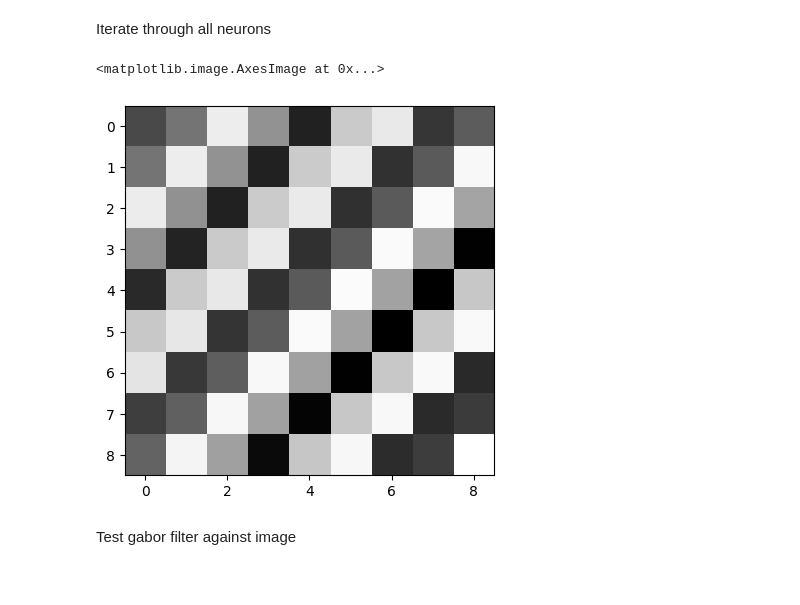
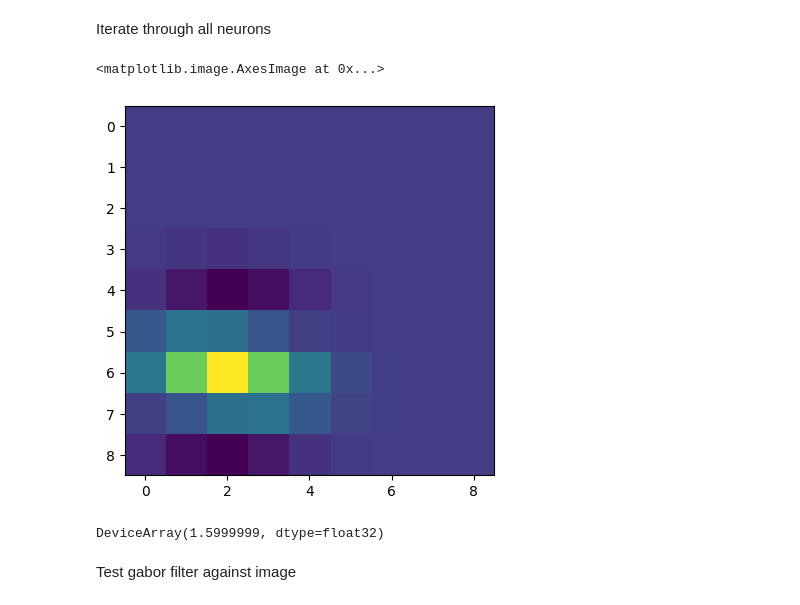
Before and after one commit to clarapecci/SSN_VPL, a Jupyter notebook: 2D SSN simulation.ipynb, the cells around one changed output. Drawn from its saved outputs; the diff is of its cells as text; code cells hidden in the pictures.

Commit message:
testing gabor implementation

```diff
--- a/2D SSN simulation.ipynb
+++ b/2D SSN simulation.ipynb
@@ -829,6 +836,9 @@ to consider:
 - what quantities are in mm or degrees
 - size (and units) of image - mapping/rescaling to image?
 - other parameter fitting
+# %%
+sigma_g= 1#degree
+k= 2*np.pi/ sigma_g #cycles per degree
 # %%
 class gabor_filter:
 
@@ -911,20 +921,26 @@ Iterate through all neurons
 # %%
 #produce gabor filters for all neurons -NEED TO IMPLEMENT SPATIAL FREQUENCY PREFERENCE + other params
 all_filters=[]
-x_axis=np.linspace(-3.2, 3.2, 9)
+x_axis=np.linspace(-3.2, 3.2, 9) ## in mm
 y_axis=np.linspace(-3.2, 3.2, 9)
+all_gabors=[]
 
 for i in range(ssn.ori_map.shape[0]):
     for j in range(ssn.ori_map.shape[0]):
-        gabor=gabor_filter(x_i=ssn.x_map[i,j], y_i=ssn.y_map[i,j], k=0.5, sigma_g=10, theta=ssn.ori_map[i,j], conv_factor=grid_pars.magnif_factor, x_axis=x_axis, y_axis=y_axis)
+        gabor=gabor_filter(x_i=ssn.x_map[i,j], y_i=ssn.y_map[i,j], k=k, sigma_g=sigma_g, theta=ssn.ori_map[i,j], conv_factor=grid_pars.magnif_factor, x_axis=x_axis, y_axis=y_axis)
+        all_gabors.append(gabor)
 
         all_filters.append(gabor.filter.ravel())
 all_filters=np.array(all_filters)
-# %%
-plt.imshow(all_filters[15].reshape(9,9), cmap='Greys') # plot example Gabor filter
-# %% [output]
-<matplotlib.image.AxesImage at 0x...>
-[figure, removed]
+# %%
+plt.imshow(all_gabors[50].filter.reshape(9,9))
+# %% [output]
+<matplotlib.image.AxesImage at 0x...>
+[figure, added]
+# %%
+all_gabors[50].x_i
+# %% [output]
+DeviceArray(1.5999999, dtype=float32)
 # %% [markdown]
 Test gabor filter against image
 # %%
```
Also changed, not shown: parts of 8 cells of this notebook.
